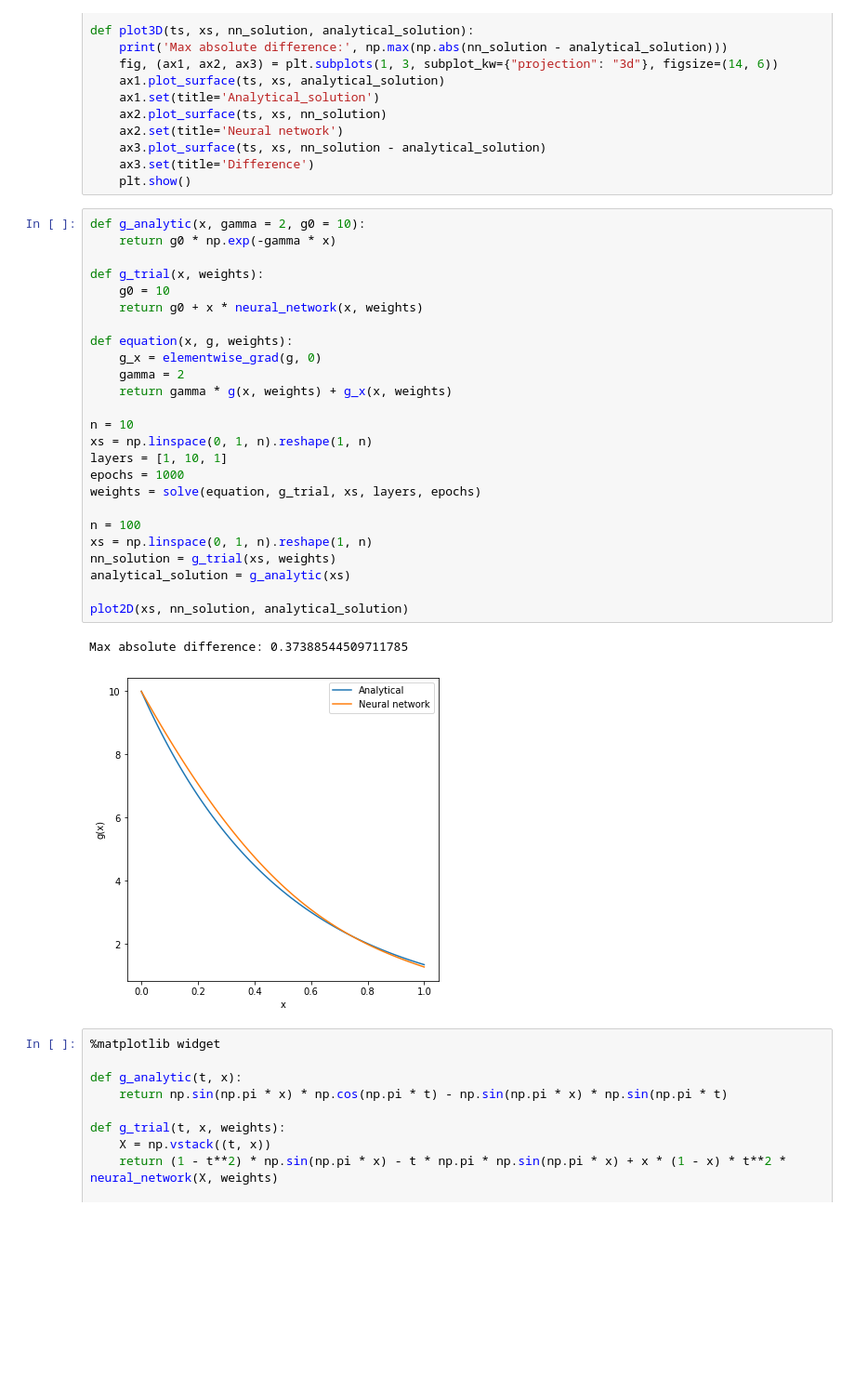
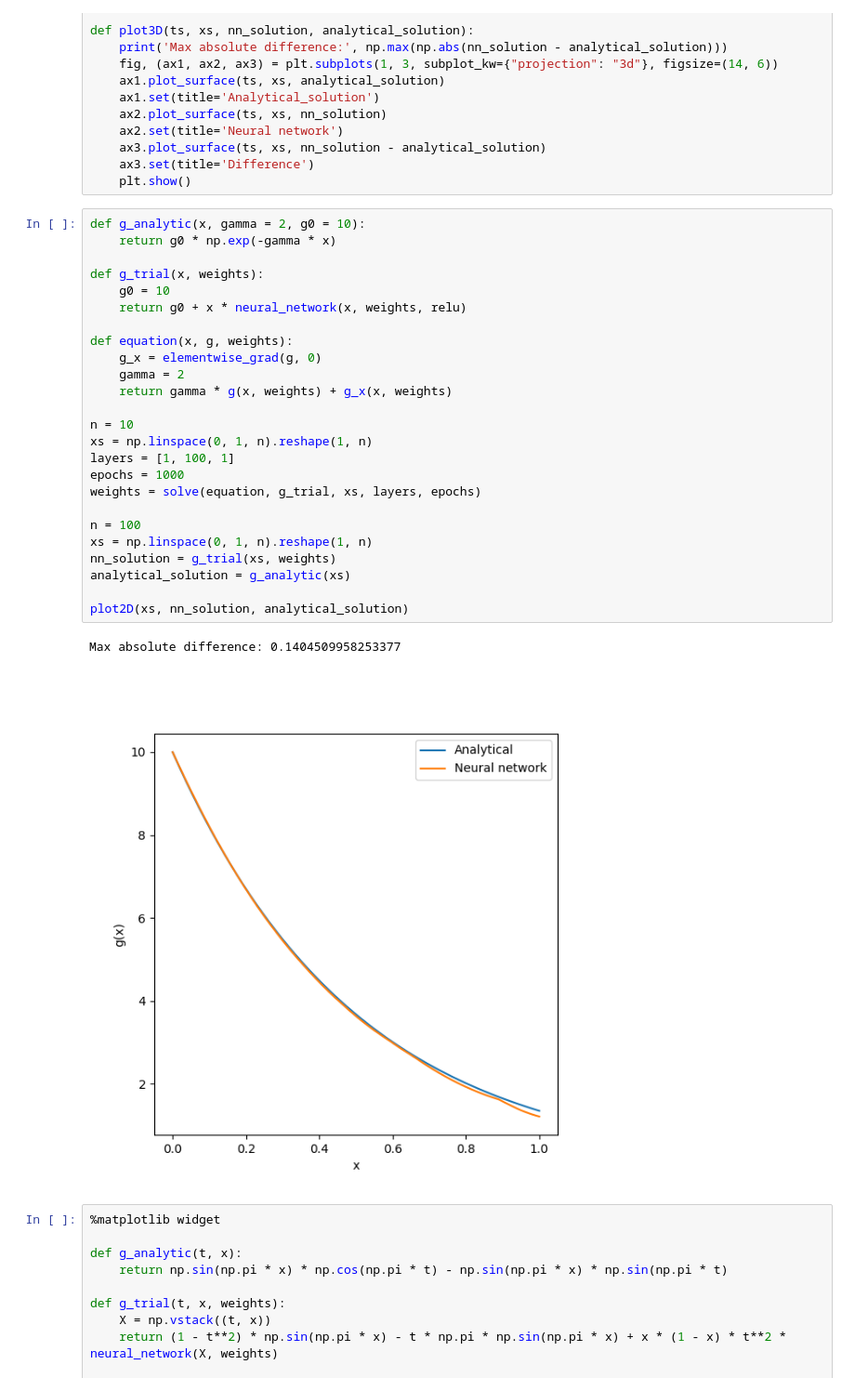
Before and after one commit to Szymex49/Neural-networks-for-solving-PDE, a Jupyter notebook: notes.ipynb, the cells around one changed output. Shown at 93% size. Saved outputs shown, nothing was run; the diff lists cells and outputs as text; blank space fills up the shorter version.

```diff
--- a/notes.ipynb
+++ b/notes.ipynb
@@ -57,31 +57,31 @@ def plot3D(ts, xs, nn_solution, analytical_solution):
 # %%
 def g_analytic(x, gamma = 2, g0 = 10):
     return g0 * np.exp(-gamma * x)
 
 def g_trial(x, weights):
     g0 = 10
-    return g0 + x * neural_network(x, weights)
+    return g0 + x * neural_network(x, weights, relu)
 
 def equation(x, g, weights):
     g_x = elementwise_grad(g, 0)
     gamma = 2
     return gamma * g(x, weights) + g_x(x, weights)
 
 n = 10
 xs = np.linspace(0, 1, n).reshape(1, n)
-layers = [1, 10, 1]
+layers = [1, 100, 1]
 epochs = 1000
 weights = solve(equation, g_trial, xs, layers, epochs)
 
 n = 100
 xs = np.linspace(0, 1, n).reshape(1, n)
 nn_solution = g_trial(xs, weights)
 analytical_solution = g_analytic(xs)
 
 plot2D(xs, nn_solution, analytical_solution)
 # %% [output]
-Max absolute difference: 0.37388544509711785
+Max absolute difference: 0.1404509958253377
-[figure, old version]
+[figure, new version]
 # %%
 %matplotlib widget
 
```
Also changed, not shown: 1 other file.
